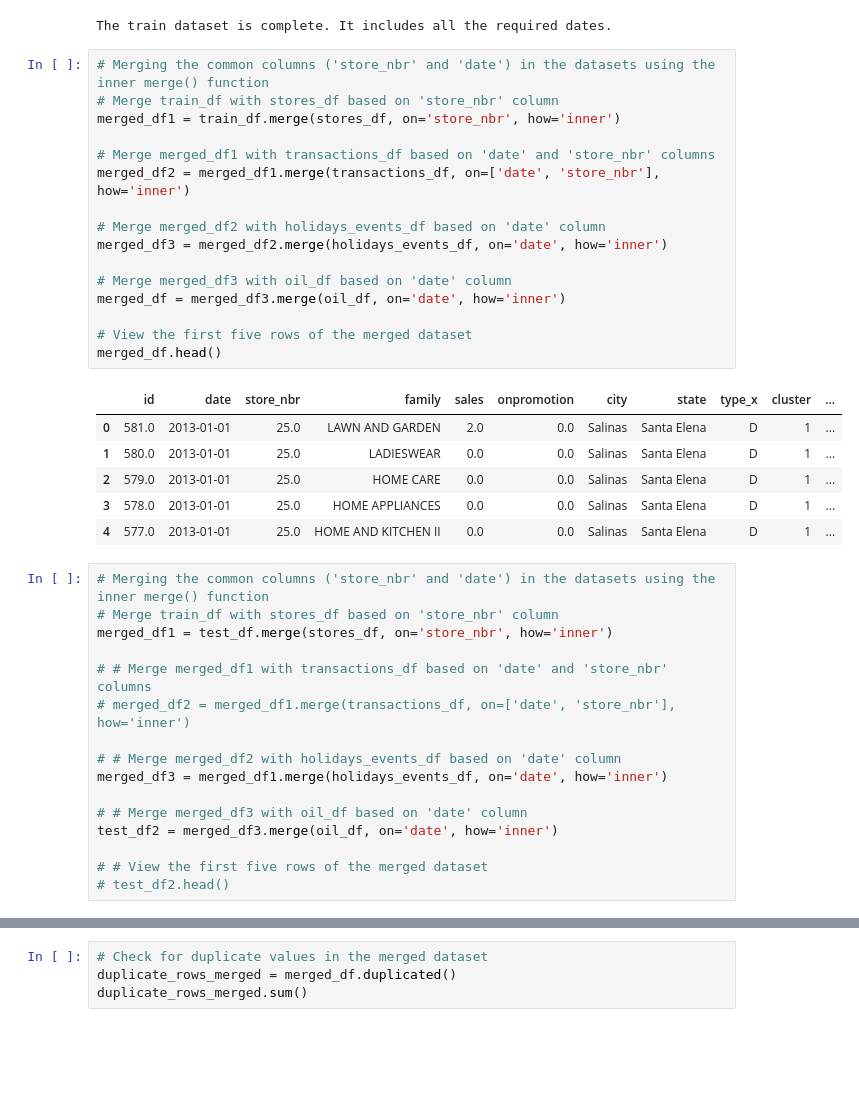
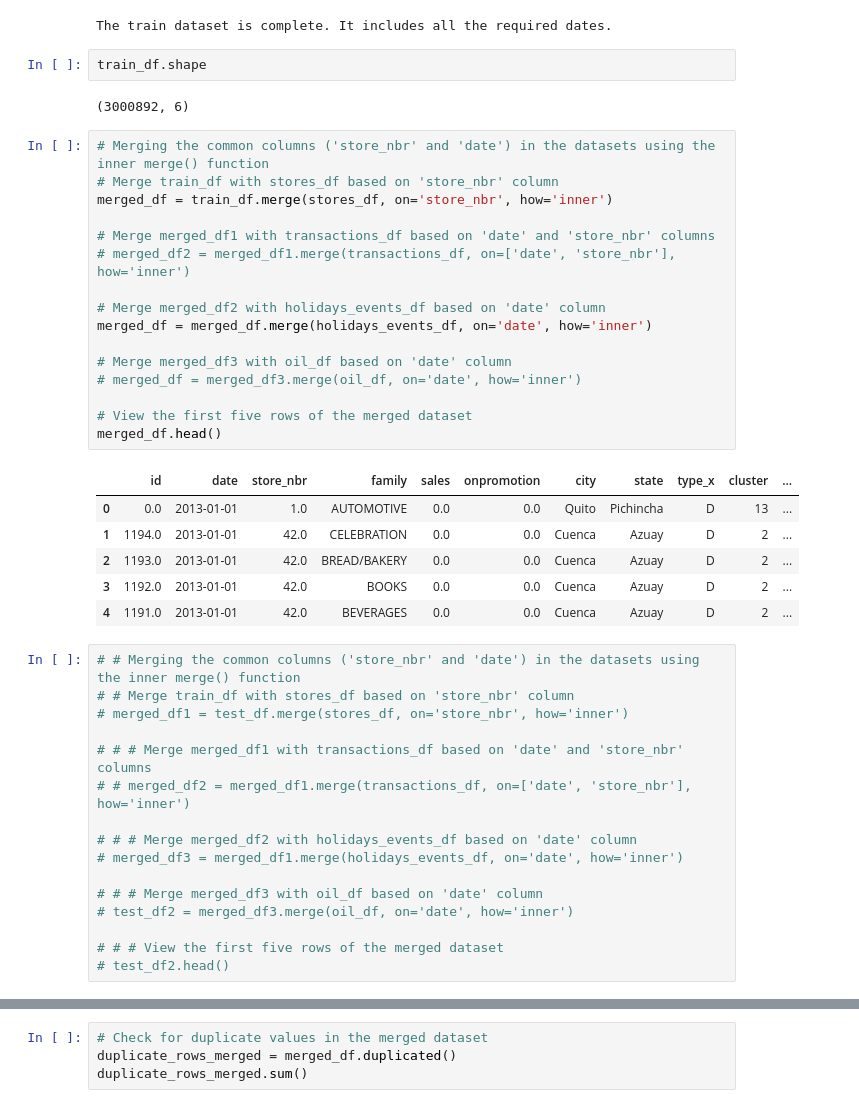
Before and after one commit to kovisha/TimeSeriesADM, a Jupyter notebook: FinalTest.ipynb, the cells around one changed output, grey strips where cells are left out. Drawn from its saved outputs; the diff is of its cells as text; blank space fills up the shorter version.

```diff
--- a/FinalTest.ipynb
+++ b/FinalTest.ipynb
@@ -306,42 +306,46 @@ else:
     print(missing_dates)
 # %% [output]
 The train dataset is complete. It includes all the required dates.
+# %%
+train_df.shape
+# %% [output]
+(3000892, 6)
 # %%
 # Merging the common columns ('store_nbr' and 'date') in the datasets using the inner merge() function
 # Merge train_df with stores_df based on 'store_nbr' column
-merged_df1 = train_df.merge(stores_df, on='store_nbr', how='inner')
+merged_df = train_df.merge(stores_df, on='store_nbr', how='inner')
 
 # Merge merged_df1 with transactions_df based on 'date' and 'store_nbr' columns
-merged_df2 = merged_df1.merge(transactions_df, on=['date', 'store_nbr'], how='inner')
+# merged_df2 = merged_df1.merge(transactions_df, on=['date', 'store_nbr'], how='inner')
 
 # Merge merged_df2 with holidays_events_df based on 'date' column
-merged_df3 = merged_df2.merge(holidays_events_df, on='date', how='inner')
+merged_df = merged_df.merge(holidays_events_df, on='date', how='inner')
 
 # Merge merged_df3 with oil_df based on 'date' column
-merged_df = merged_df3.merge(oil_df, on='date', how='inner')
+# merged_df = merged_df3.merge(oil_df, on='date', how='inner')
 
 # View the first five rows of the merged dataset
 merged_df.head()
 # %% [output]
 |  | id | date | store_nbr | family | sales | onpromotion | city | state | type_x | cluster | ... |
-| 0 | 581.0 | 2013-01-01 | 25.0 | LAWN AND GARDEN | 2.0 | 0.0 | Salinas | Santa Elena | D | 1 | ... |
-| 1 | 580.0 | 2013-01-01 | 25.0 | LADIESWEAR | 0.0 | 0.0 | Salinas | Santa Elena | D | 1 | ... |
-| 2 | 579.0 | 2013-01-01 | 25.0 | HOME CARE | 0.0 | 0.0 | Salinas | Santa Elena | D | 1 | ... |
-| 3 | 578.0 | 2013-01-01 | 25.0 | HOME APPLIANCES | 0.0 | 0.0 | Salinas | Santa Elena | D | 1 | ... |
-| 4 | 577.0 | 2013-01-01 | 25.0 | HOME AND KITCHEN II | 0.0 | 0.0 | Salinas | Santa Elena | D | 1 | ... |
+| 0 | 0.0 | 2013-01-01 | 1.0 | AUTOMOTIVE | 0.0 | 0.0 | Quito | Pichincha | D | 13 | ... |
+| 1 | 1194.0 | 2013-01-01 | 42.0 | CELEBRATION | 0.0 | 0.0 | Cuenca | Azuay | D | 2 | ... |
+| 2 | 1193.0 | 2013-01-01 | 42.0 | BREAD/BAKERY | 0.0 | 0.0 | Cuenca | Azuay | D | 2 | ... |
+| 3 | 1192.0 | 2013-01-01 | 42.0 | BOOKS | 0.0 | 0.0 | Cuenca | Azuay | D | 2 | ... |
+| 4 | 1191.0 | 2013-01-01 | 42.0 | BEVERAGES | 0.0 | 0.0 | Cuenca | Azuay | D | 2 | ... |
 # %%
-# Merging the common columns ('store_nbr' and 'date') in the datasets using the inner merge() function
-# Merge train_df with stores_df based on 'store_nbr' column
-merged_df1 = test_df.merge(stores_df, on='store_nbr', how='inner')
+# # Merging the common columns ('store_nbr' and 'date') in the datasets using the inner merge() function
+# # Merge train_df with stores_df based on 'store_nbr' column
+# merged_df1 = test_df.merge(stores_df, on='store_nbr', how='inner')
 
-# # Merge merged_df1 with transactions_df based on 'date' and 'store_nbr' columns
-# merged_df2 = merged_df1.merge(transactions_df, on=['date', 'store_nbr'], how='inner')
+# # # Merge merged_df1 with transactions_df based on 'date' and 'store_nbr' columns
+# # merged_df2 = merged_df1.merge(transactions_df, on=['date', 'store_nbr'], how='inner')
 
-# # Merge merged_df2 with holidays_events_df based on 'date' column
-merged_df3 = merged_df1.merge(holidays_events_df, on='date', how='inner')
+# # # Merge merged_df2 with holidays_events_df based on 'date' column
+# merged_df3 = merged_df1.merge(holidays_events_df, on='date', how='inner')
 
-# # Merge merged_df3 with oil_df based on 'date' column
-test_df2 = merged_df3.merge(oil_df, on='date', how='inner')
+# # # Merge merged_df3 with oil_df based on 'date' column
+# test_df2 = merged_df3.merge(oil_df, on='date', how='inner')
 
-# # View the first five rows of the merged dataset
+# # # View the first five rows of the merged dataset
 # test_df2.head()
```
Also changed, not shown: parts of 58 cells of this notebook, 3 other files.
